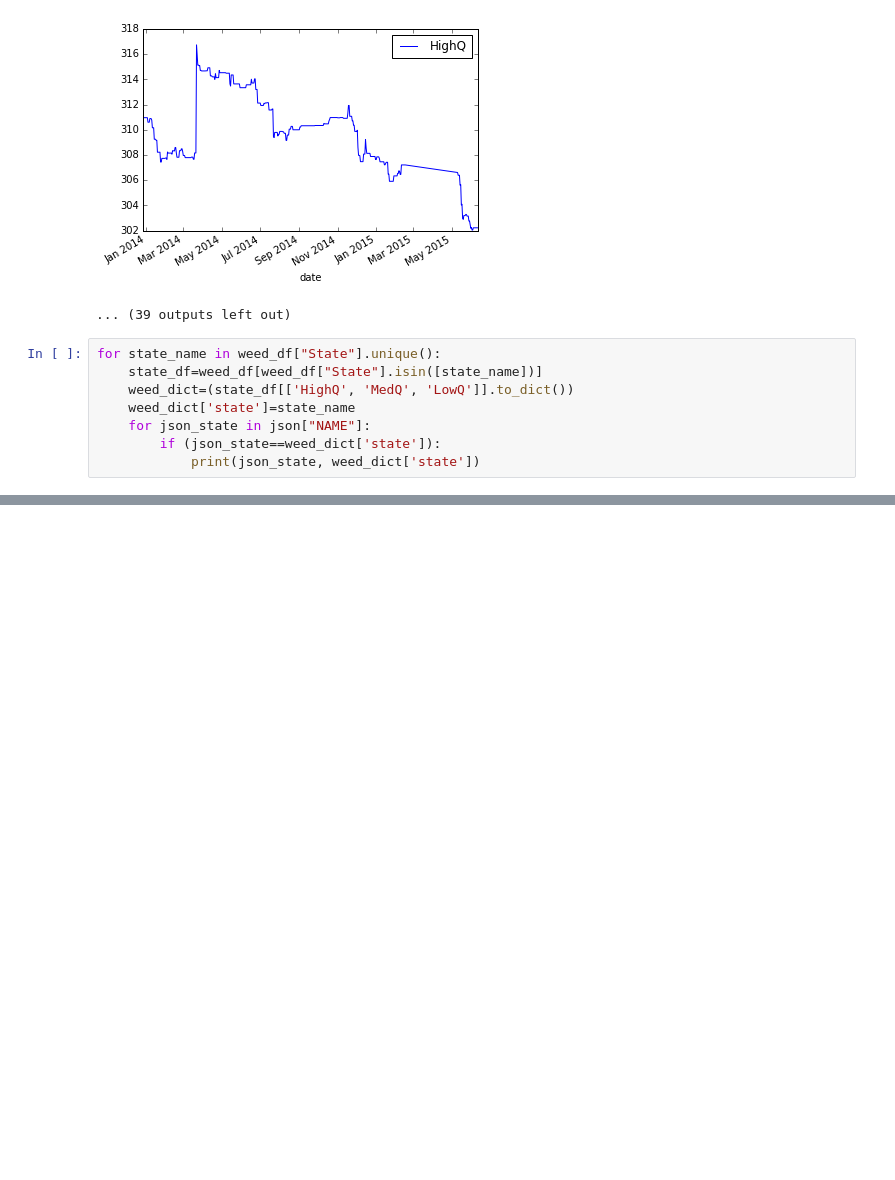
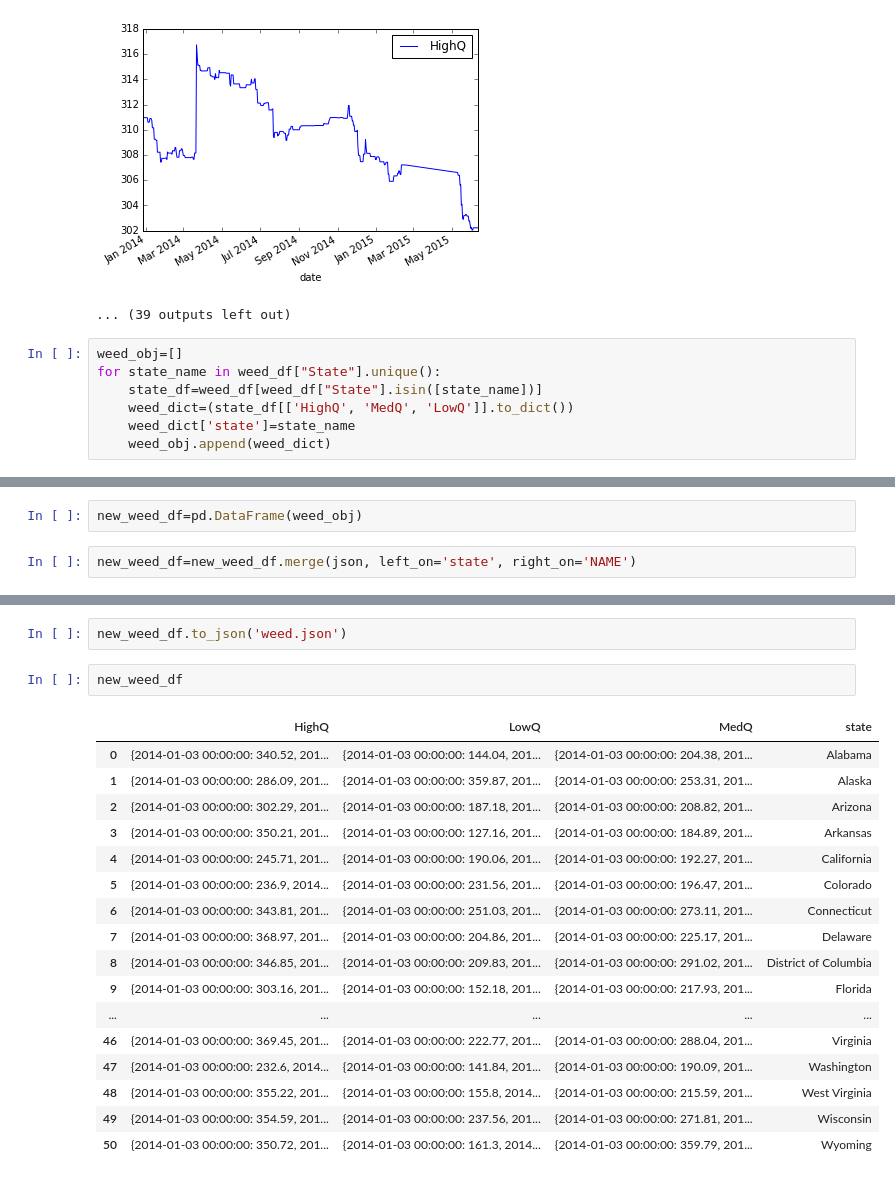
Before and after one commit to spm2164/data-storytelling, a Jupyter notebook: project 02/data_processing.ipynb, the cells around one changed output, grey strips where cells are left out. Cells and saved outputs as stored; diff of their text form; blank space fills up the shorter version.

```diff
--- a/project 02/data_processing.ipynb
+++ b/project 02/data_processing.ipynb
@@ -76,10 +77,9 @@ for state in weed_df["State"].unique():
 [figure]
 ... (39 outputs left out)
 # %%
+weed_obj=[]
 for state_name in weed_df["State"].unique():
     state_df=weed_df[weed_df["State"].isin([state_name])]
     weed_dict=(state_df[['HighQ', 'MedQ', 'LowQ']].to_dict())
     weed_dict['state']=state_name
-    for json_state in json["NAME"]:
-        if (json_state==weed_dict['state']):
-            print(json_state, weed_dict['state'])
+    weed_obj.append(weed_dict)
@@ -103,0 +96,4 @@ Wyoming Wyoming
+# %%
+new_weed_df=pd.DataFrame(weed_obj)
+# %%
+new_weed_df=new_weed_df.merge(json, left_on='state', right_on='NAME')
@@ -103,0 +137,22 @@ Wyoming Wyoming
+# %%
+new_weed_df.to_json('weed.json')
+# %%
+new_weed_df
+# %% [output]
+|  | HighQ | LowQ | MedQ | state |
+| 0 | {2014-01-03 00:00:00: 340.52, 201... | {2014-01-03 00:00:00: 144.04, 201... | {2014-01-03 00:00:00: 204.38, 201... | Alabama |
+| 1 | {2014-01-03 00:00:00: 286.09, 201... | {2014-01-03 00:00:00: 359.87, 201... | {2014-01-03 00:00:00: 253.31, 201... | Alaska |
+| 2 | {2014-01-03 00:00:00: 302.29, 201... | {2014-01-03 00:00:00: 187.18, 201... | {2014-01-03 00:00:00: 208.82, 201... | Arizona |
+| 3 | {2014-01-03 00:00:00: 350.21, 201... | {2014-01-03 00:00:00: 127.16, 201... | {2014-01-03 00:00:00: 184.89, 201... | Arkansas |
+| 4 | {2014-01-03 00:00:00: 245.71, 201... | {2014-01-03 00:00:00: 190.06, 201... | {2014-01-03 00:00:00: 192.27, 201... | California |
+| 5 | {2014-01-03 00:00:00: 236.9, 2014... | {2014-01-03 00:00:00: 231.56, 201... | {2014-01-03 00:00:00: 196.47, 201... | Colorado |
+| 6 | {2014-01-03 00:00:00: 343.81, 201... | {2014-01-03 00:00:00: 251.03, 201... | {2014-01-03 00:00:00: 273.11, 201... | Connecticut |
+| 7 | {2014-01-03 00:00:00: 368.97, 201... | {2014-01-03 00:00:00: 204.86, 201... | {2014-01-03 00:00:00: 225.17, 201... | Delaware |
+| 8 | {2014-01-03 00:00:00: 346.85, 201... | {2014-01-03 00:00:00: 209.83, 201... | {2014-01-03 00:00:00: 291.02, 201... | District of Columbia |
+| 9 | {2014-01-03 00:00:00: 303.16, 201... | {2014-01-03 00:00:00: 152.18, 201... | {2014-01-03 00:00:00: 217.93, 201... | Florida |
+| ... | ... | ... | ... | ... |
+| 46 | {2014-01-03 00:00:00: 369.45, 201... | {2014-01-03 00:00:00: 222.77, 201... | {2014-01-03 00:00:00: 288.04, 201... | Virginia |
+| 47 | {2014-01-03 00:00:00: 232.6, 2014... | {2014-01-03 00:00:00: 141.84, 201... | {2014-01-03 00:00:00: 190.09, 201... | Washington |
+| 48 | {2014-01-03 00:00:00: 355.22, 201... | {2014-01-03 00:00:00: 155.8, 2014... | {2014-01-03 00:00:00: 215.59, 201... | West Virginia |
+| 49 | {2014-01-03 00:00:00: 354.59, 201... | {2014-01-03 00:00:00: 237.56, 201... | {2014-01-03 00:00:00: 271.81, 201... | Wisconsin |
+| 50 | {2014-01-03 00:00:00: 350.72, 201... | {2014-01-03 00:00:00: 161.3, 2014... | {2014-01-03 00:00:00: 359.79, 201... | Wyoming |
```
Also changed, not shown: parts of 12 cells of this notebook, 14 other files.
